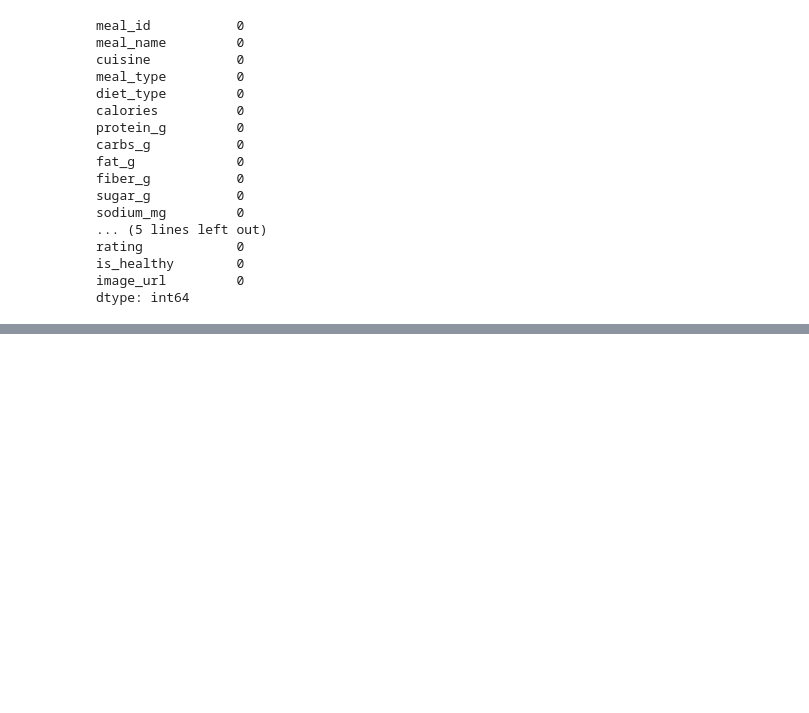
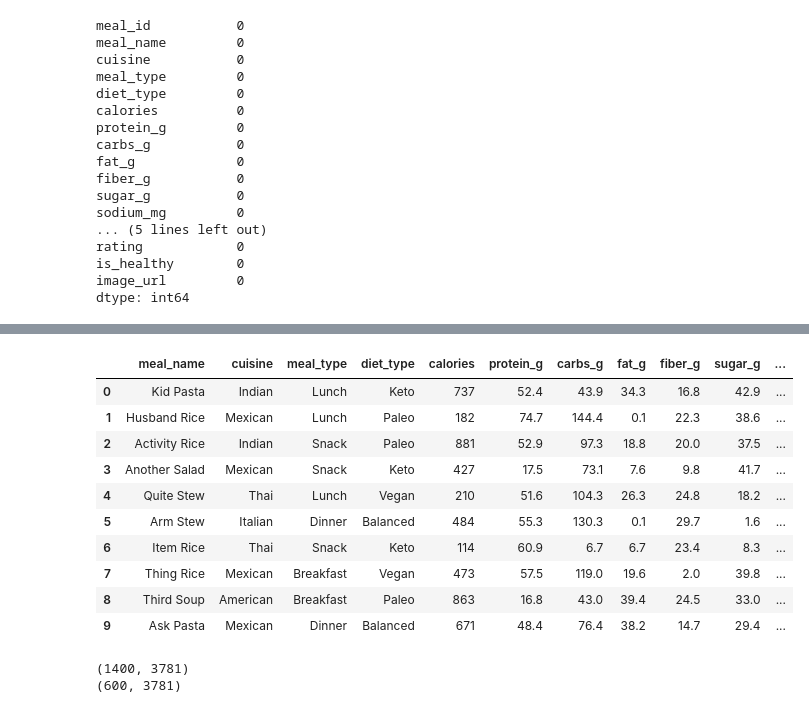
Before and after one commit to LilaNguyen/deep-learning-applications, a Jupyter notebook: notebook/Deep_Learning_Applications.ipynb, the cells around one changed output, grey strips where cells are left out. Cells and saved outputs as stored; diff of their text form; code cells hidden in the pictures; blank space fills up the shorter version.

```diff
--- a/notebook/Deep_Learning_Applications.ipynb
+++ b/notebook/Deep_Learning_Applications.ipynb
@@ -489,0 +513,29 @@ dtype: int64
+# %%
+# drop 'meal_id'
+healthy_df.drop(columns='meal_id', inplace=True)
+# %%
+# create labeled examples
+X = healthy_df.drop(columns='is_healthy')
+y = healthy_df['is_healthy']
+# %%
+# separate categorical and numeric columns
+cat_cols = X.select_dtypes(include='object').columns
+num_cols = X.select_dtypes(include='number').columns
+
+# one-hot encode categorical
+X = pd.get_dummies(X, columns=cat_cols, drop_first=True)
+
+# check
+healthy_df.head(10)
+# %% [output]
+|  | meal_name | cuisine | meal_type | diet_type | calories | protein_g | carbs_g | fat_g | fiber_g | sugar_g | ... |
+| 0 | Kid Pasta | Indian | Lunch | Keto | 737 | 52.4 | 43.9 | 34.3 | 16.8 | 42.9 | ... |
+| 1 | Husband Rice | Mexican | Lunch | Paleo | 182 | 74.7 | 144.4 | 0.1 | 22.3 | 38.6 | ... |
+| 2 | Activity Rice | Indian | Snack | Paleo | 881 | 52.9 | 97.3 | 18.8 | 20.0 | 37.5 | ... |
+| 3 | Another Salad | Mexican | Snack | Keto | 427 | 17.5 | 73.1 | 7.6 | 9.8 | 41.7 | ... |
+| 4 | Quite Stew | Thai | Lunch | Vegan | 210 | 51.6 | 104.3 | 26.3 | 24.8 | 18.2 | ... |
+| 5 | Arm Stew | Italian | Dinner | Balanced | 484 | 55.3 | 130.3 | 0.1 | 29.7 | 1.6 | ... |
+| 6 | Item Rice | Thai | Snack | Keto | 114 | 60.9 | 6.7 | 6.7 | 23.4 | 8.3 | ... |
+| 7 | Thing Rice | Mexican | Breakfast | Vegan | 473 | 57.5 | 119.0 | 19.6 | 2.0 | 39.8 | ... |
+| 8 | Third Soup | American | Breakfast | Paleo | 863 | 16.8 | 43.0 | 39.4 | 24.5 | 33.0 | ... |
+| 9 | Ask Pasta | Mexican | Dinner | Balanced | 671 | 48.4 | 76.4 | 38.2 | 14.7 | 29.4 | ... |
@@ -489,0 +546,10 @@ dtype: int64
+# %%
+# create training and test datasets
+X_train, X_test, y_train, y_test = train_test_split(X, y, test_size=0.3, random_state=42)
+
+# check dimensions
+print(X_train.shape)
+print(X_test.shape)
+# %% [output]
+(1400, 3781)
+(600, 3781)
```
Also changed, not shown: parts of 9 cells of this notebook.
